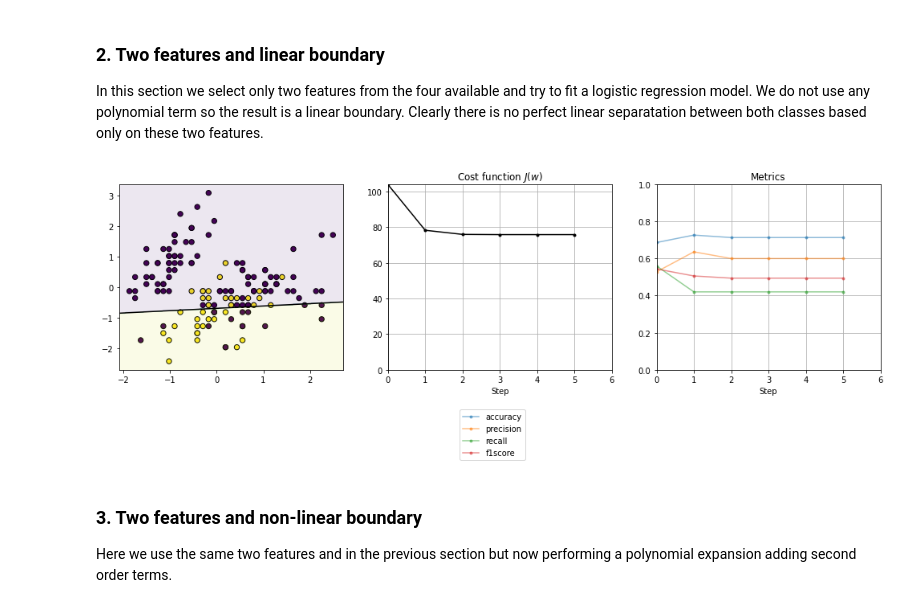
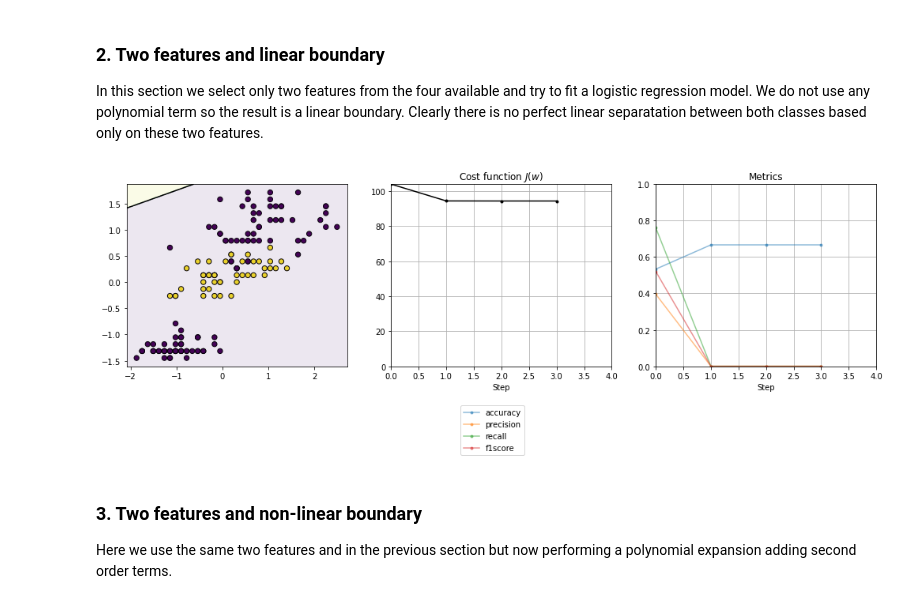
Before and after one commit to alejandECE/ml-examples, a Jupyter notebook: logistic regression/logistic iris 2d (custom).ipynb, the cells around one changed output. Cells and saved outputs as stored; diff of their text form; code cells hidden in the pictures.

```diff
--- a/logistic regression/logistic iris 2d (custom).ipynb
+++ b/logistic regression/logistic iris 2d (custom).ipynb
@@ -28,22 +28,22 @@ optimizer = NewtonsMethodOptimizer()
 In this section we select only two features from the four available and try to fit a logistic regression model. We do not use any polynomial term so the result is a linear boundary. Clearly there is no perfect linear separatation between both classes based only on these two features.
 # %%
 # Selects training data
-features = [0,1]
+features = [0,3]
 X = iris.data[:,features]
 # Applies transformations to the training data
 ps = PolynomialFeatures(degree=1)
 ps.fit(X)
 X = ps.transform(X)
 sc = StandardScaler()
 sc.fit(X[:,1:])
 X[:,1:] = sc.transform(X[:,1:])
 # Trains logistic regression model
 point = 1e-4 * np.random.randn(X.shape[1],)
 log = train(X, y, point, optimizer, epochs=200)
 # Shows training animation
 TrainingAnimation2D(log, X, y, polynomial=ps, scaler=sc).start()
 # %% [output]
-[figure, old version]
+[figure, new version]
 # %% [markdown]
 ### 3. Two features and non-linear boundary
 Here we use the same two features and in the previous section but now performing a polynomial expansion adding second order terms.
```
Also changed, not shown: parts of 2 cells of this notebook, 1 other file.
